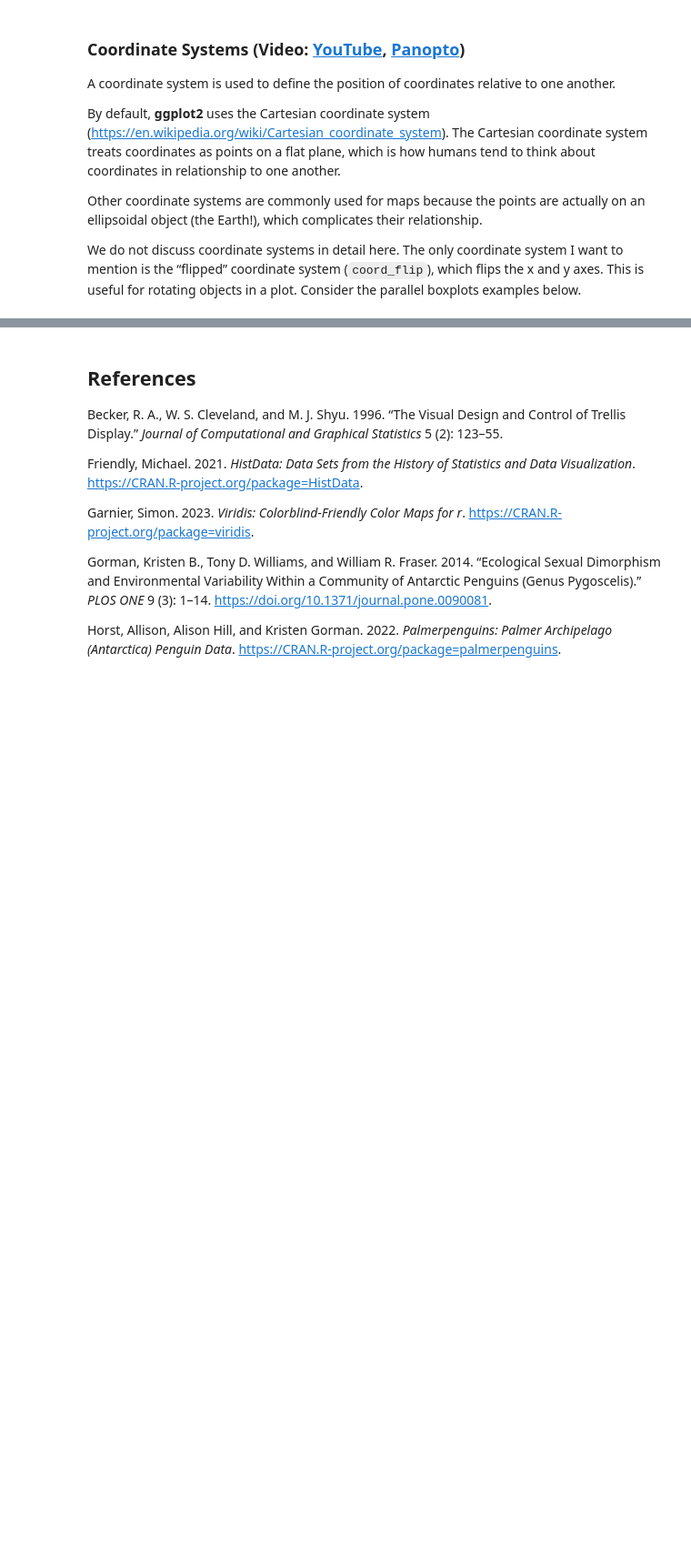
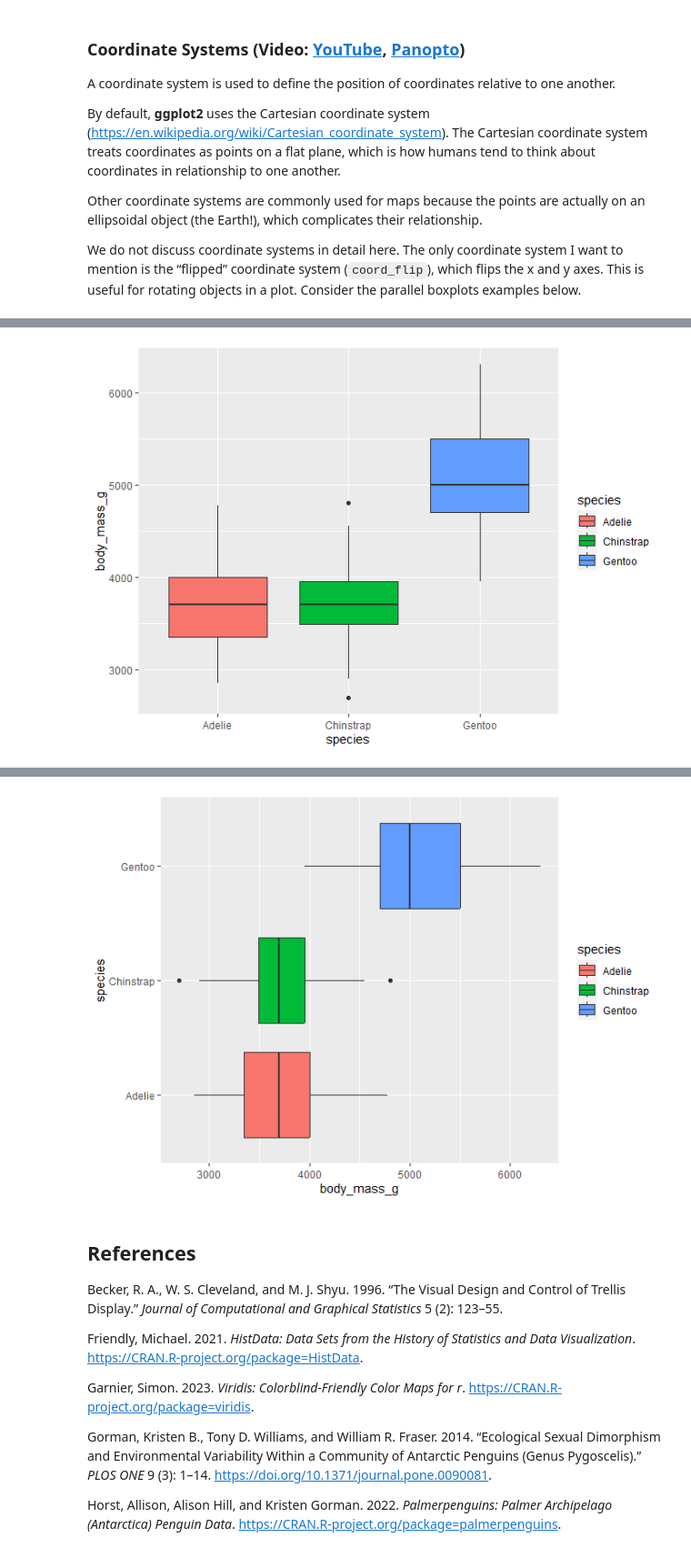
Before and after one commit to jfrench/DataWrangleViz, a Jupyter notebook: 03-basic-data-viz-with-ggplot2.ipynb, the cells around one changed output, grey strips where cells are left out. Shown at 91% size. Drawn from its saved outputs; the diff is of its cells as text; code cells hidden in the pictures; blank space fills up the shorter version.

Commit message:
Update ggplot2 ipynb

```diff
--- a/03-basic-data-viz-with-ggplot2.ipynb
+++ b/03-basic-data-viz-with-ggplot2.ipynb
@@ -956,4 +1081,4 @@ rotating objects in a plot. Consider the parallel boxplots examples
 below.
 # %%
 ggplot(penguins) + geom_boxplot(aes(x = species, y = body_mass_g, fill = species))
-ggplot(penguins) + geom_boxplot(aes(x = species, y = body_mass_g, fill = species)) + coord_flip()
+# %% [output]
@@ -959,0 +1086 @@ ggplot(penguins) + geom_boxplot(aes(x = species, y = body_mass_g, fill = species
+[figure, added]
@@ -960,3 +1088,4 @@ ggplot(penguins) + geom_boxplot(aes(x = species, y = body_mass_g, fill = species
+[figure, added]
 # %% [markdown]
 ## References
 
```
Also changed, not shown: parts of 54 cells of this notebook.
